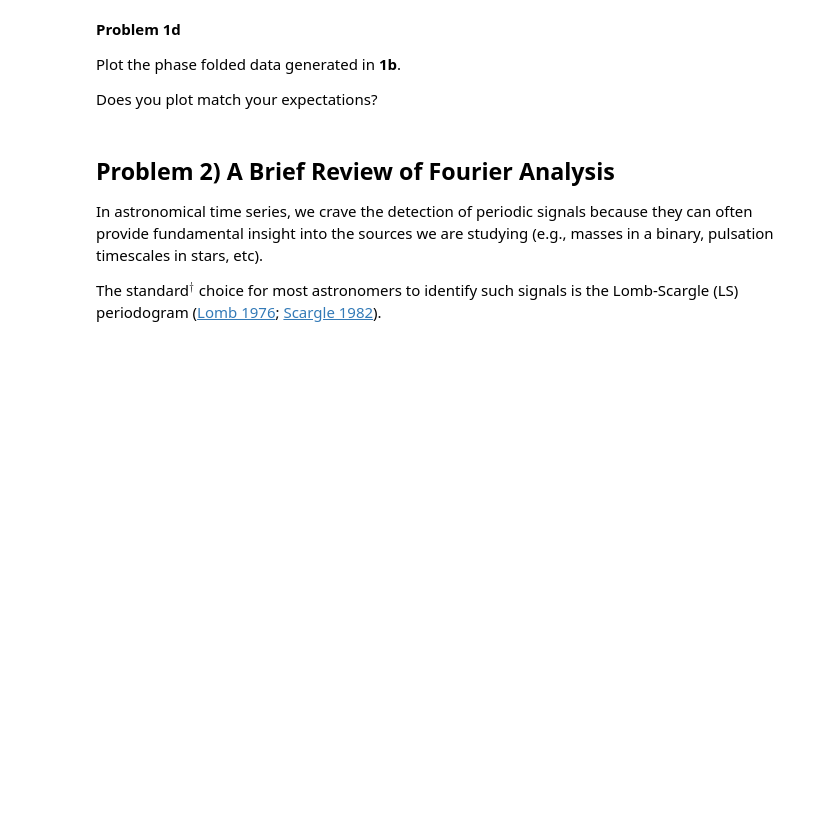
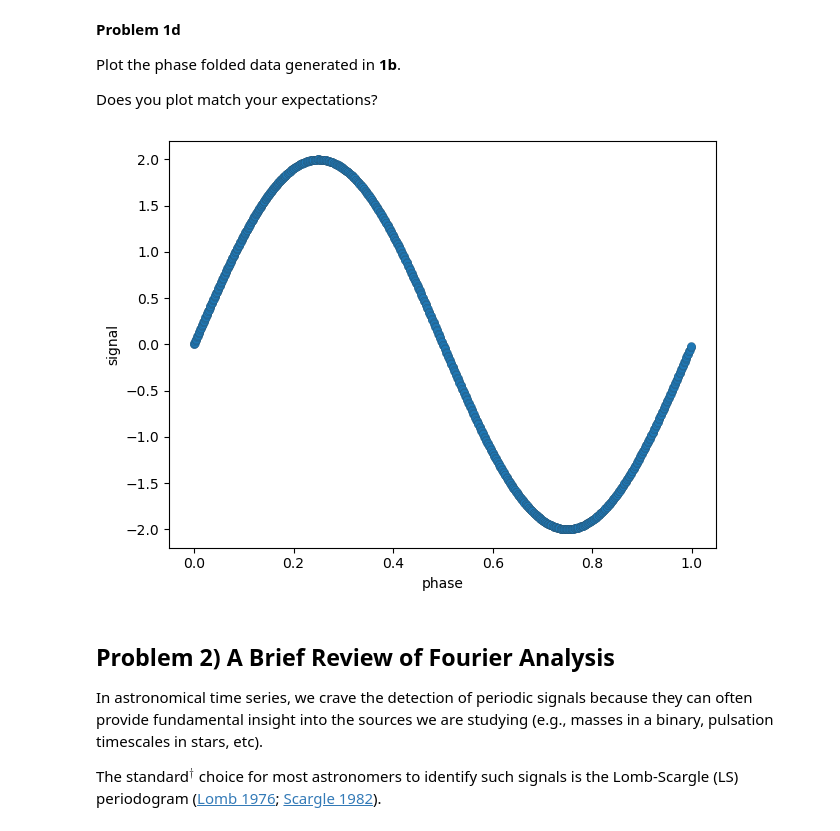
Before and after one commit to ullas-bhat/Session-27, a Jupyter notebook: Day1/IntroductionToTheLombScarglePeriodogram.ipynb, the cells around one changed output. Saved outputs shown, nothing was run; the diff lists cells and outputs as text; code cells hidden in the pictures; blank space fills up the shorter version.

```diff
--- a/Day1/IntroductionToTheLombScarglePeriodogram.ipynb
+++ b/Day1/IntroductionToTheLombScarglePeriodogram.ipynb
@@ -102,7 +104,7 @@ def phase_plot(x, y, period, y_unc = 0.0):
     y_unc : array-like
         uncertainty of the
     '''
-    phases = # complete
+    phases = (x / period) % 1
     if type(y_unc) == float:
         y_unc = np.zeros_like(x)
 
@@ -120,7 +122,9 @@ Plot the phase folded data generated in **1b**.
 
 Does you plot match your expectations?
 # %%
-phase_plot( # complete
+phase_plot(x, y, np.pi)
+# %% [output]
+[figure, added]
 # %% [markdown]
 ## Problem 2) A Brief Review of Fourier Analysis
 
```
Also changed, not shown: parts of 13 cells of this notebook.
